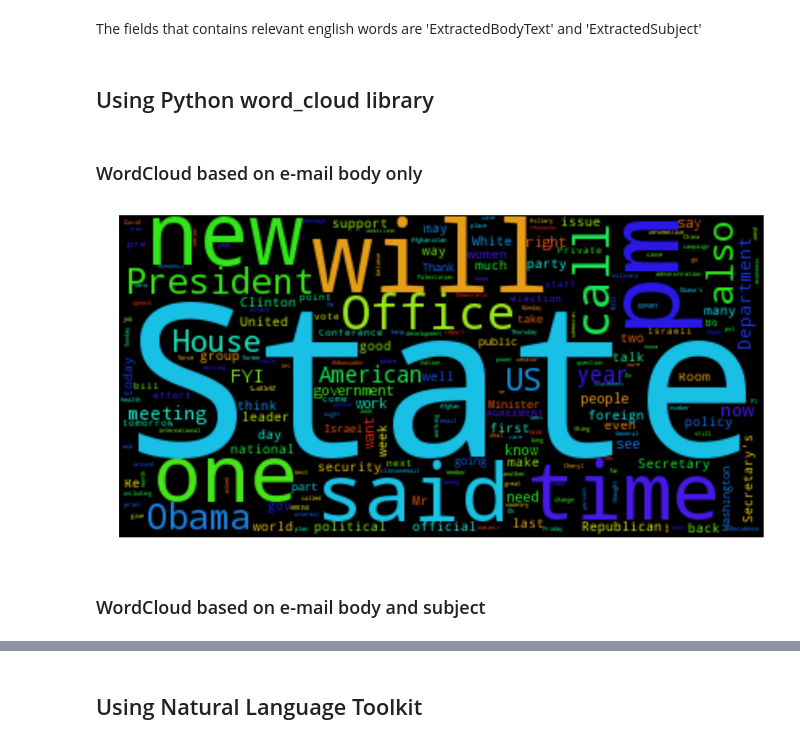
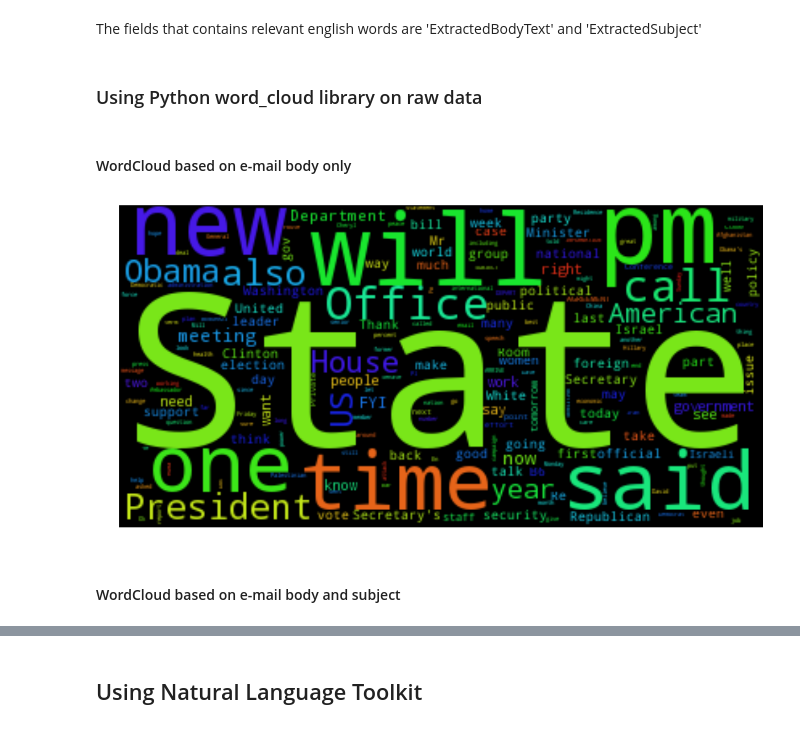
Before and after one commit to ireneu/ada, a Jupyter notebook: HW05/05 - Taming Text.ipynb, the cells around one changed output, grey strips where cells are left out. Cells and saved outputs as stored; diff of their text form; code cells hidden in the pictures.

```diff
--- a/HW05/05 - Taming Text.ipynb
+++ b/HW05/05 - Taming Text.ipynb
@@ -26,6 +28,6 @@ emails.head(3)
 # %% [markdown]
 The fields that contains relevant english words are 'ExtractedBodyText' and 'ExtractedSubject'
 # %% [markdown]
-## Using Python word_cloud library
+### Using Python word_cloud library on raw data
 # %% [markdown]
-### WordCloud based on e-mail body only
+#### WordCloud based on e-mail body only
@@ -34,11 +34,12 @@ wordcloud = WordCloud().generate(' '.join(list(emails.ExtractedBodyText.dropna()
 # %%
+wordcloud_body = WordCloud().generate(' '.join(emails.ExtractedBodyText.dropna()))
 plt.figure(figsize=(15,10))
-plt.imshow(wordcloud)
+plt.imshow(wordcloud_body)
 plt.axis('off')
 plt.show()
 plt.close()
 # %% [output]
-[figure, old version]
+[figure, new version]
 # %% [markdown]
-### WordCloud based on e-mail body and subject
+#### WordCloud based on e-mail body and subject
 # %%
```
Also changed, not shown: parts of 40 cells of this notebook, 45 other files.
